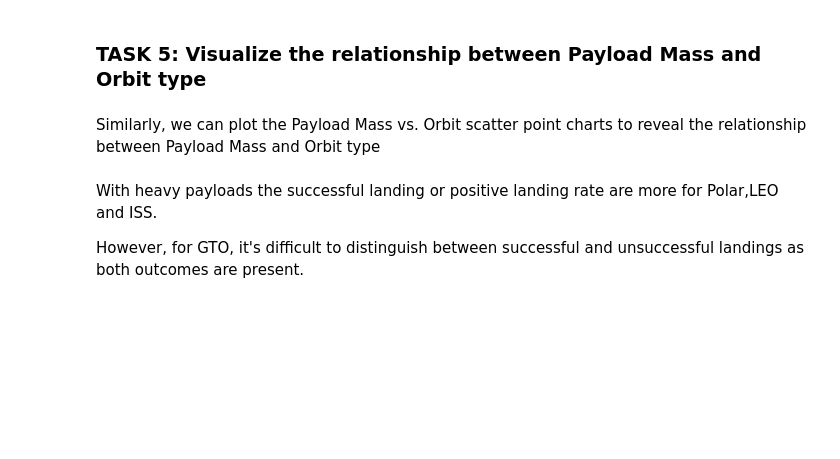
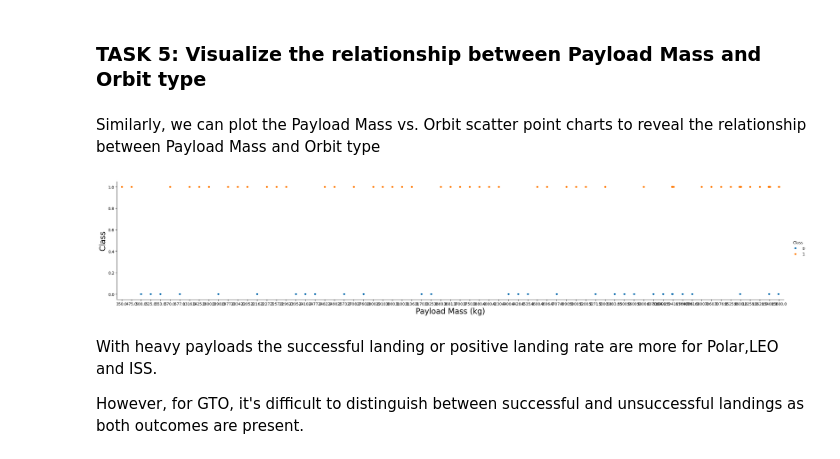
Before and after one commit to iam-ansuman/Data-Science-portfolio-, a Jupyter notebook: spacex-falcon9-landing-prediction/notebooks/edadataviz.ipynb, the cells around one changed output. Saved outputs shown, nothing was run; the diff lists cells and outputs as text; code cells hidden in the pictures; blank space fills up the shorter version.

Commit message:
viualize the relationship betwen payload mass and outcome

```diff
--- a/spacex-falcon9-landing-prediction/notebooks/edadataviz.ipynb
+++ b/spacex-falcon9-landing-prediction/notebooks/edadataviz.ipynb
@@ -174,6 +174,19 @@ You can observe that in the LEO orbit, success seems to be related to the number
 Similarly, we can plot the Payload Mass vs. Orbit scatter point charts to reveal the relationship between Payload Mass and Orbit type
 # %%
 # Plot a scatter point chart with x axis to be Payload Mass and y axis to be the Orbit, and hue to be the class value
+sns.catplot(
+    x="PayloadMass",
+    y="Class",
+    hue="Class",
+    data=df,
+    aspect=5
+)
+
+plt.xlabel("Payload Mass (kg)", fontsize=20)
+plt.ylabel("Class", fontsize=20)
+plt.show()
+# %% [output]
+[figure, added]
 # %% [markdown]
 With heavy payloads the successful landing or positive landing rate are more for Polar,LEO and ISS.
 
```
